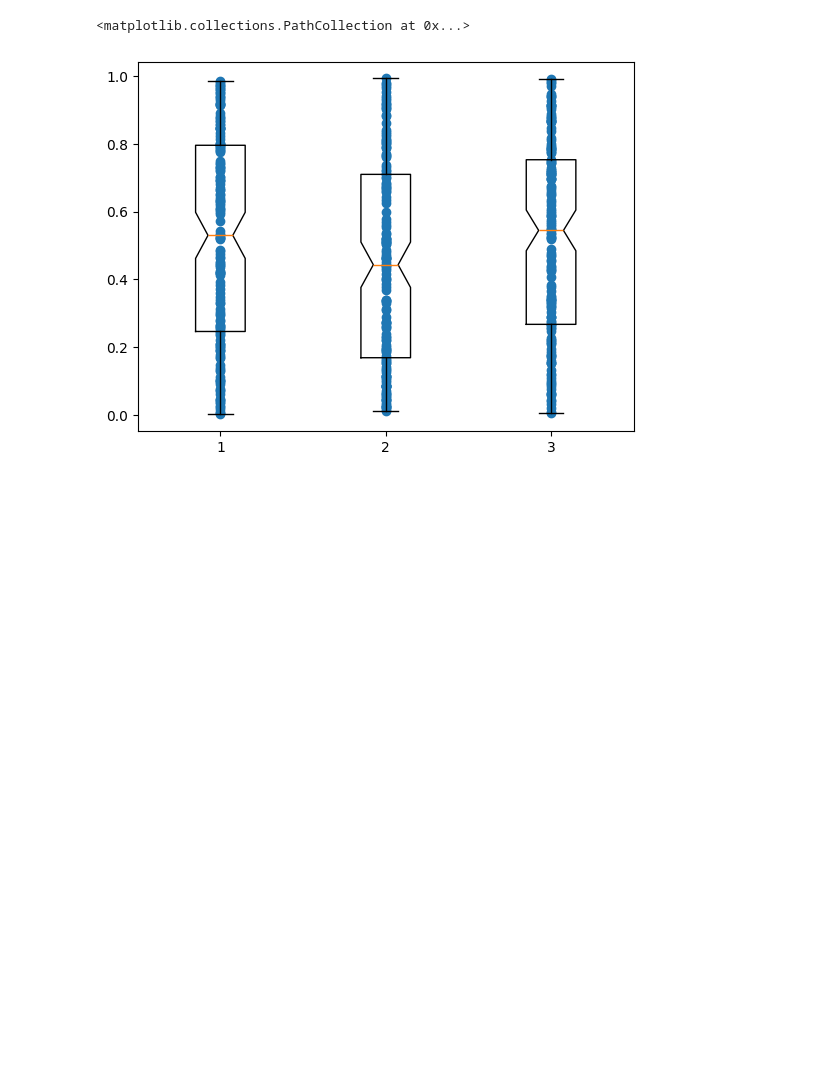
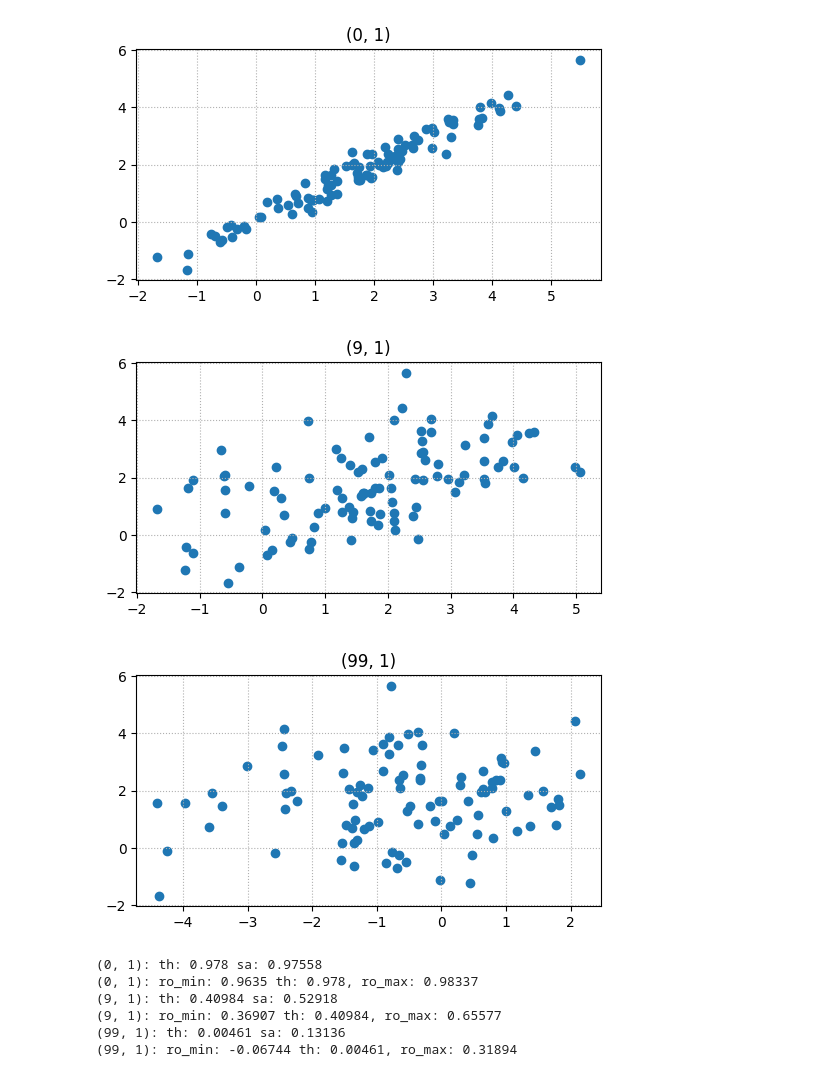
Before and after one commit to romkaimp/MS, a Jupyter notebook: Random_processes/dz2-1.ipynb, the cells around one changed output. Saved outputs shown, nothing was run; the diff lists cells and outputs as text; code cells hidden in the pictures; blank space fills up the shorter version.

```diff
--- a/Random_processes/dz2-1.ipynb
+++ b/Random_processes/dz2-1.ipynb
@@ -23,6 +23,6 @@ for i in range(k):
     for j in range(k):
         Cov[i, j] = K(h*(j-i))
 
-eps = np.random.rand(k, n)
+eps = norm.rvs(loc=0, scale=1, size=(k, n))
 # %%
 L = np.linalg.cholesky(Cov)
@@ -46,6 +32,7 @@ print(L@L.T) # Правда
 # %%
 nu = L@eps
-psi = nu + Me.reshape(-1, 1)
+print(Me.reshape(-1, 1))
+psi = np.array(nu + Me.reshape(-1, 1))
 print(psi)
 print(psi.shape)
 # %% [output]
@@ -71,7 +70,58 @@ plt.show()
 # %%
-t1, t3, t100 = eps[:, 0], eps[:, 2], eps[:, 99]
-plt.boxplot([t1, t3, t100], ['1', '3', '100'])
-plt.scatter([[1 for i in range(t1.shape[0])], [2 for i in range(t1.shape[0])], [3 for i in range(t1.shape[0])]], [t1, t3, t100])
+pairs = [(0,1), (9, 1), (99, 1)]
+fig, ax = plt.subplots()
+
+ax.figure.set_size_inches(6, 3)
+ax.scatter(psi[pairs[0][0], :], psi[pairs[0][1], :])
+ax.set_title(label="(0, 1)")
+
+ax.grid(visible=True, linestyle=":")
+
+plt.show()
+fig, ax = plt.subplots()
+ax.figure.set_size_inches(6, 3)
+ax.scatter(psi[pairs[1][0], :], psi[pairs[1][1], :])
+ax.set_title(label="(9, 1)")
+ax.grid(visible=True, linestyle=':')
+# ax.set_xlabel(f’$\\xi_{{{pairs[1][0]}}}$’)
+# ax.set_ylabel(f’$\\xi_{{{pairs[1][1]}}}$’)
+plt.show()
+fig, ax = plt.subplots()
+ax.figure.set_size_inches(6, 3)
+ax.scatter(psi[pairs[2][0], :], psi[pairs[2][1], :])
+ax.set_title(label="(99, 1)")
+ax.grid(visible=True, linestyle=':')
+#ax.set_xlabel(f’$\\xi_{{{pairs[2][0]}}}$’)
+#ax.set_ylabel(f’$\\xi_{{{pairs[2][1]}}}$’)
+plt.show()
 # %% [output]
-<matplotlib.collections.PathCollection at 0x...>
-[figure, old version]
+[figure, new version]
+[figure, added]
+[figure, added]
+# %%
+correlational_coefs = []
+norm_dist = norm(loc=0, scale=1)
+for pair in pairs:
+    N = pair[0]
+    m = pair[1]
+    s_N = psi[N, :]
+    s_N_mean = s_N.mean()
+    s_M = psi[m, :]
+    s_M_mean = s_M.mean()
+    theoretical_cor = Cov[N, m] / np.sqrt(Cov[N, N] * Cov[m, m])
+    sample_cor = np.sum([(s_N[i] - s_N_mean)*(s_M[i] - s_M_mean) for i in range(n)]) / \
+    np.sqrt(np.sum([(s_N[i] - s_N_mean)**2 for i in range(n)])*np.sum([(s_M[i] - \
+    s_M_mean)**2 for i in range(n)]))
+    correlational_coefs.append({'theoretical_cor':theoretical_cor, 'sample_cor':sample_cor})
+    print(f'{pair}: th: {round(theoretical_cor, 5)} sa: {round(sample_cor, 5)}')
+
+    ro_minus = np.tanh(np.arctanh(sample_cor) - sample_cor/(2*n - 1) - norm.ppf(0.975)/(n - 3)**0.5)
+    ro_plus = np.tanh(np.arctanh(sample_cor) - sample_cor/(2*n - 1) + norm.ppf(0.975)/(n - 3)**0.5)
+    print(f'{pair}: ro_min: {round(ro_minus, 5)} th: {round(theoretical_cor, 5)}, ro_max: {round(ro_plus, 5)}')
+# %% [output]
+(0, 1): th: 0.978 sa: 0.97558
+(0, 1): ro_min: 0.9635 th: 0.978, ro_max: 0.98337
+(9, 1): th: 0.40984 sa: 0.52918
+(9, 1): ro_min: 0.36907 th: 0.40984, ro_max: 0.65577
+(99, 1): th: 0.00461 sa: 0.13136
+(99, 1): ro_min: -0.06744 th: 0.00461, ro_max: 0.31894
```
Also changed, not shown: parts of 5 cells of this notebook, 1 other file.
